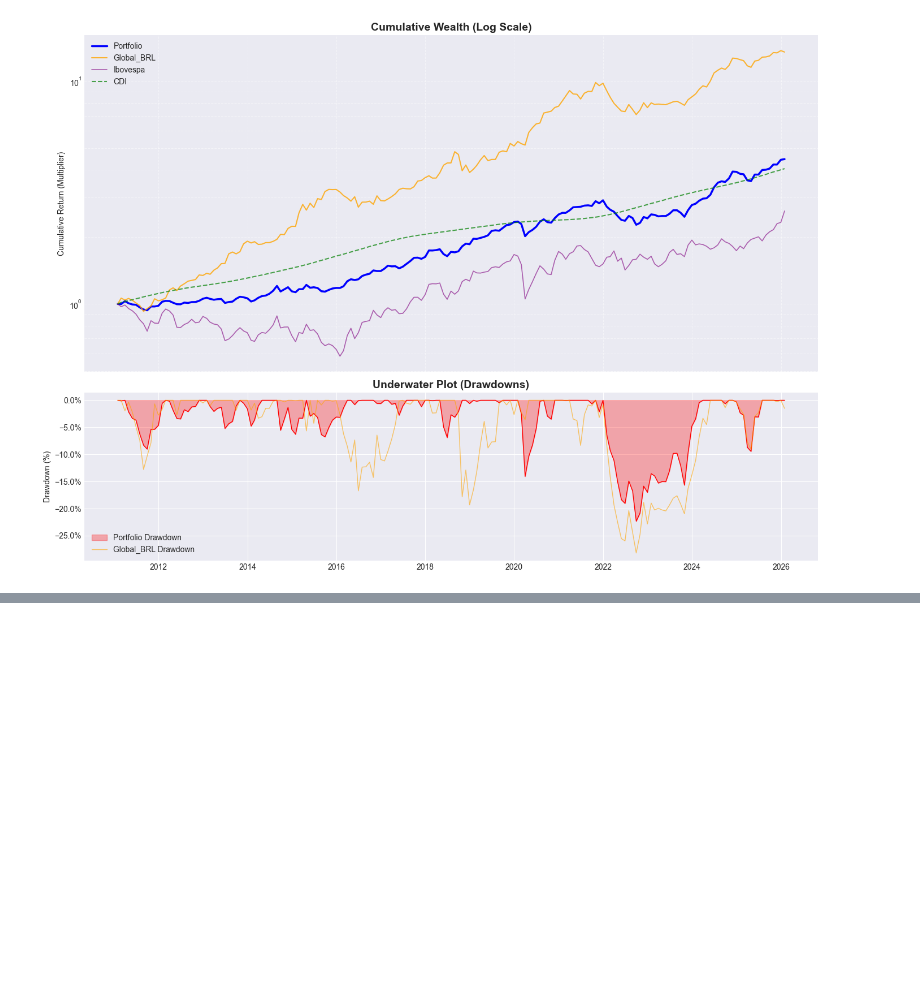
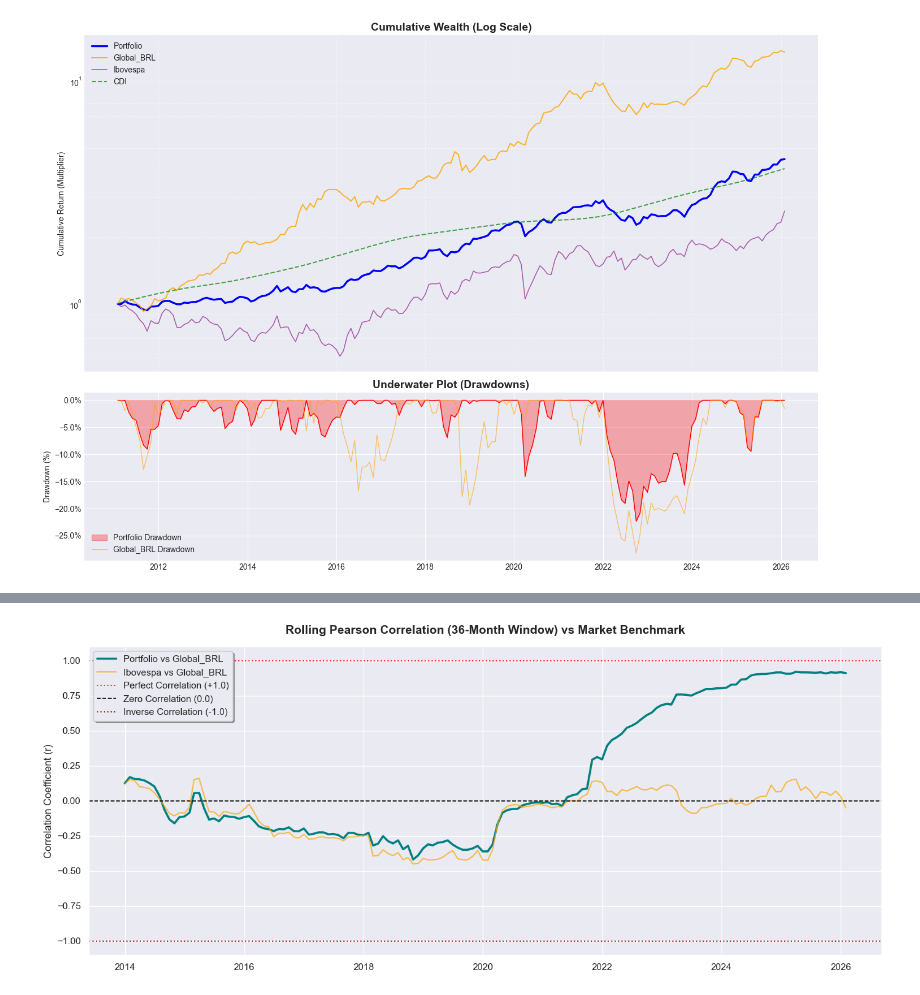
Before and after one commit to rbertin77/quant-portfolio-analytics, a Jupyter notebook: notebooks/kpis_analise_carteira.ipynb, the cells around one changed output, grey strips where cells are left out. Drawn from its saved outputs; the diff is of its cells as text; code cells hidden in the pictures; blank space fills up the shorter version.

```diff
--- a/notebooks/kpis_analise_carteira.ipynb
+++ b/notebooks/kpis_analise_carteira.ipynb
@@ -650,0 +1111,38 @@ plt.show()
+# %%
+# ==============================================================================
+# CELL 8: ROLLING CORRELATION VISUALIZATION
+# ==============================================================================
+import matplotlib.pyplot as plt
+import seaborn as sns
+
+# 1. Define the temporal window (Standard institutional is 36 months)
+window = 36
+
+# 2. Extract the rolling correlation series using your existing analyzer object
+# This calls the calc_rolling_correlation method we added to the PortfolioMetrics class
+rolling_corr_port = analyzer.calc_rolling_correlation('Portfolio', window=window)
+rolling_corr_ibov = analyzer.calc_rolling_correlation('Ibovespa', window=window)
+
+# 3. Build the visual chart
+sns.set_theme(style="darkgrid")
+fig, ax = plt.subplots(figsize=(14, 6))
+
+# Plot the Portfolio and the Ibovespa lines
+ax.plot(rolling_corr_port.index, rolling_corr_port, color='teal', linewidth=2.5, label='Portfolio vs Global_BRL')
+ax.plot(rolling_corr_ibov.index, rolling_corr_ibov, color='orange', alpha=0.7, linewidth=1.5, label='Ibovespa vs Global_BRL')
+
+# Add horizontal reference lines for context
+ax.axhline(y=1.0, color='red', linestyle=':', alpha=0.8, label='Perfect Correlation (+1.0)')
+ax.axhline(y=0.0, color='black', linestyle='--', linewidth=1.2, label='Zero Correlation (0.0)')
+ax.axhline(y=-1.0, color='darkred', linestyle=':', alpha=0.8, label='Inverse Correlation (-1.0)')
+
+# Format the chart
+ax.set_title(f'Rolling Pearson Correlation ({window}-Month Window) vs Market Benchmark', fontsize=14, fontweight='bold', pad=15)
+ax.set_ylabel('Correlation Coefficient (r)')
+ax.set_ylim(-1.1, 1.1) # Force Y-axis to standard correlation bounds
+ax.legend(loc='upper left', frameon=True, shadow=True)
+
+plt.tight_layout()
+plt.show()
+# %% [output]
+[figure, added]
```
Also changed, not shown: parts of 39 cells of this notebook, 4 other files.
